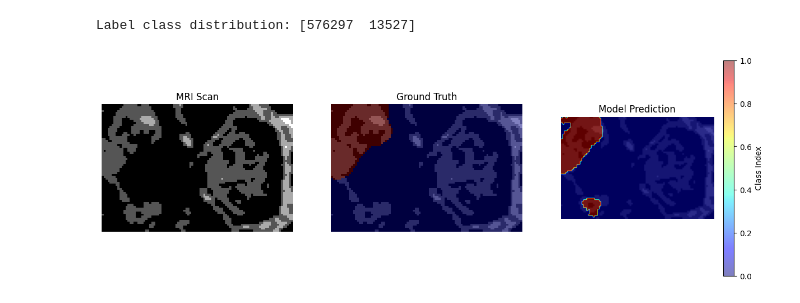
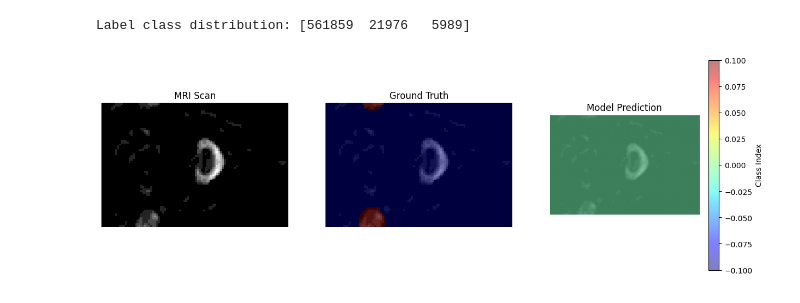
Before and after one commit to herminega/tdt4265_mini_project, a Jupyter notebook: visualize.ipynb, the cells around one changed output. Drawn from its saved outputs; the diff is of its cells as text; code cells hidden in the pictures.

```diff
--- a/visualize.ipynb
+++ b/visualize.ipynb
@@ -74,12 +74,12 @@ def visualize_slices(image_path, label_path, prediction_path, slice_idx=None):
     plt.show()
 # %%
 # Set file paths (adjust paths as needed)
-image_path = "results/predictions/image_4.nii.gz"
-label_path = "results/predictions/label_4.nii.gz"
-prediction_path = "results/predictions/prediction_4.nii.gz"
+image_path = "results/predictions/image_1.nii.gz"
+label_path = "results/predictions/label_1.nii.gz"
+prediction_path = "results/predictions/prediction_1.nii.gz"
 
 # Visualize a specific slice (e.g., slice 50)
-visualize_slices(image_path, label_path, prediction_path, slice_idx=50)
+visualize_slices(image_path, label_path, prediction_path, slice_idx=45)
 # %% [output]
-Label class distribution: [576297  13527]
+Label class distribution: [561859  21976   5989]
-[figure, old version]
+[figure, new version]
```
Also changed, not shown: 5 other files.
